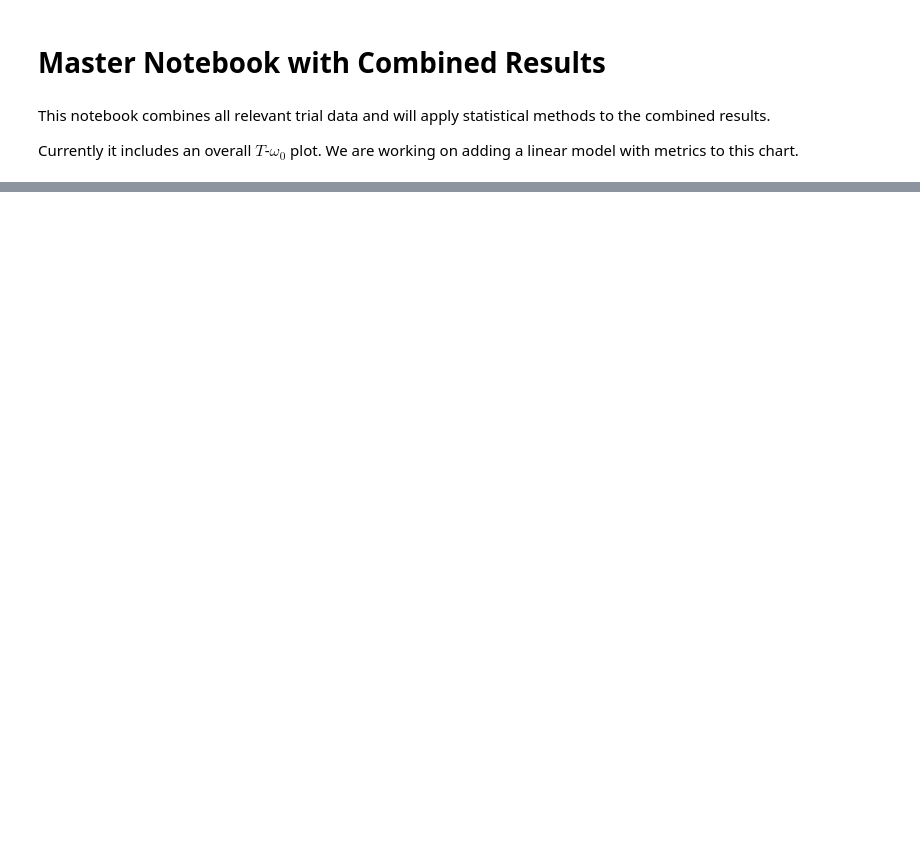
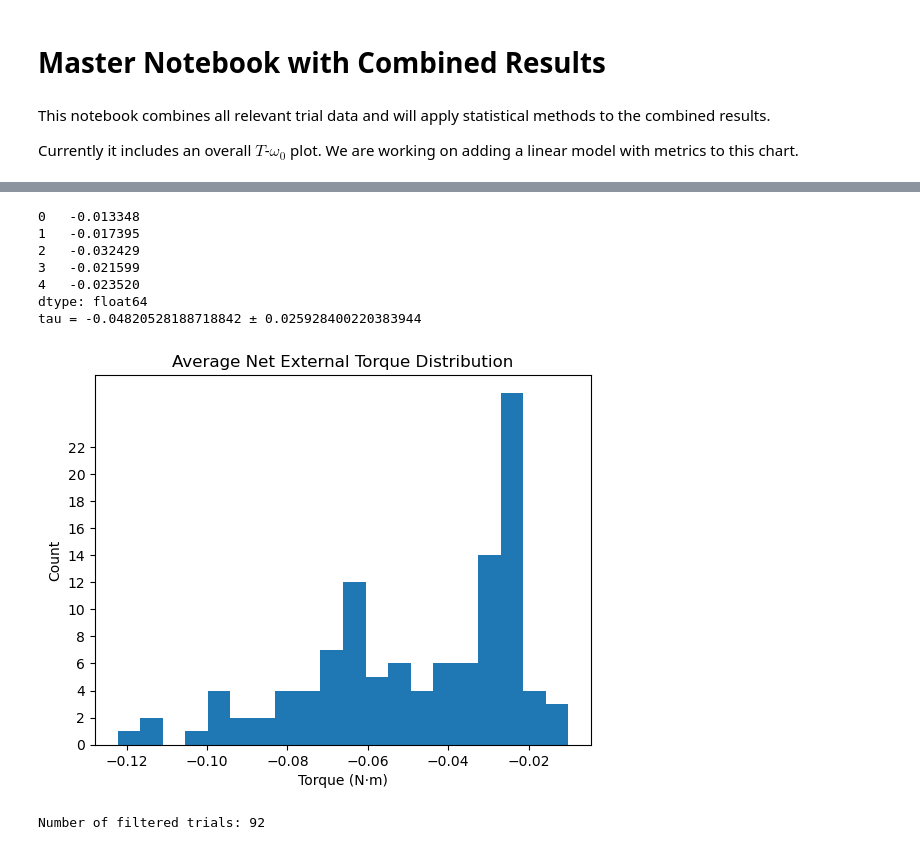
Before and after one commit to fbubbar/sci1-t2, a Jupyter notebook: analyse/combined.ipynb, the cells around one changed output, grey strips where cells are left out. Drawn from its saved outputs; the diff is of its cells as text; code cells hidden in the pictures; blank space fills up the shorter version.

```diff
--- a/analyse/combined.ipynb
+++ b/analyse/combined.ipynb
@@ -20,21 +34,45 @@ print('Number of filtered trials:', len(trials))
 # %%
 first_row = []
 last_row = []
 for trial in trials:
     #print(trial.iloc[0])
     first_row.append(trial.iloc[0])
     last_row.append(trial.iloc[-1])
 first_row = pd.DataFrame(first_row).reset_index(drop=True)
 last_row  = pd.DataFrame(last_row).reset_index(drop=True)
 L0 = np.sqrt(first_row['Lx']**2 + first_row['Ly']**2 + first_row['Lz']**2)
 Lf = np.sqrt(last_row['Lx']**2 + last_row['Ly']**2 + last_row['Lz']**2)
 delta_L = Lf - L0
 #print(last_row.iloc[0])
 delta_T = last_row['Time (s)'] - first_row['Time (s)']
 average_torque = delta_L / delta_T
+tau = average_torque.mean()
+
 print(average_torque.head())
-tau = average_torque.mean()
 dtau = average_torque.std()
 print('tau =', tau, '±', dtau)
+
+# make histogram of torques
+
+plt.hist(average_torque, bins=20)
+plt.xlabel('Torque (N⋅m)')
+plt.ylabel('Count')
+plt.title('Average Net External Torque Distribution')
+plt.yticks(np.arange(0, 24, 2))
+plt.show()
+# %% [output]
+0   -0.013348
+1   -0.017395
+2   -0.032429
+3   -0.021599
+4   -0.023520
+dtype: float64
+tau = -0.04820528188718842 ± 0.025928400220383944
+[figure, added]
+# %%
+trials = filter_trials(trials, 1.1)
+print('Number of filtered trials:', len(trials))
+# %% [output]
+Number of filtered trials: 92
 # %%
 plot_trials_L([trials[24]], [meta[24]])
```
Also changed, not shown: parts of 5 cells of this notebook, 1 other file.
